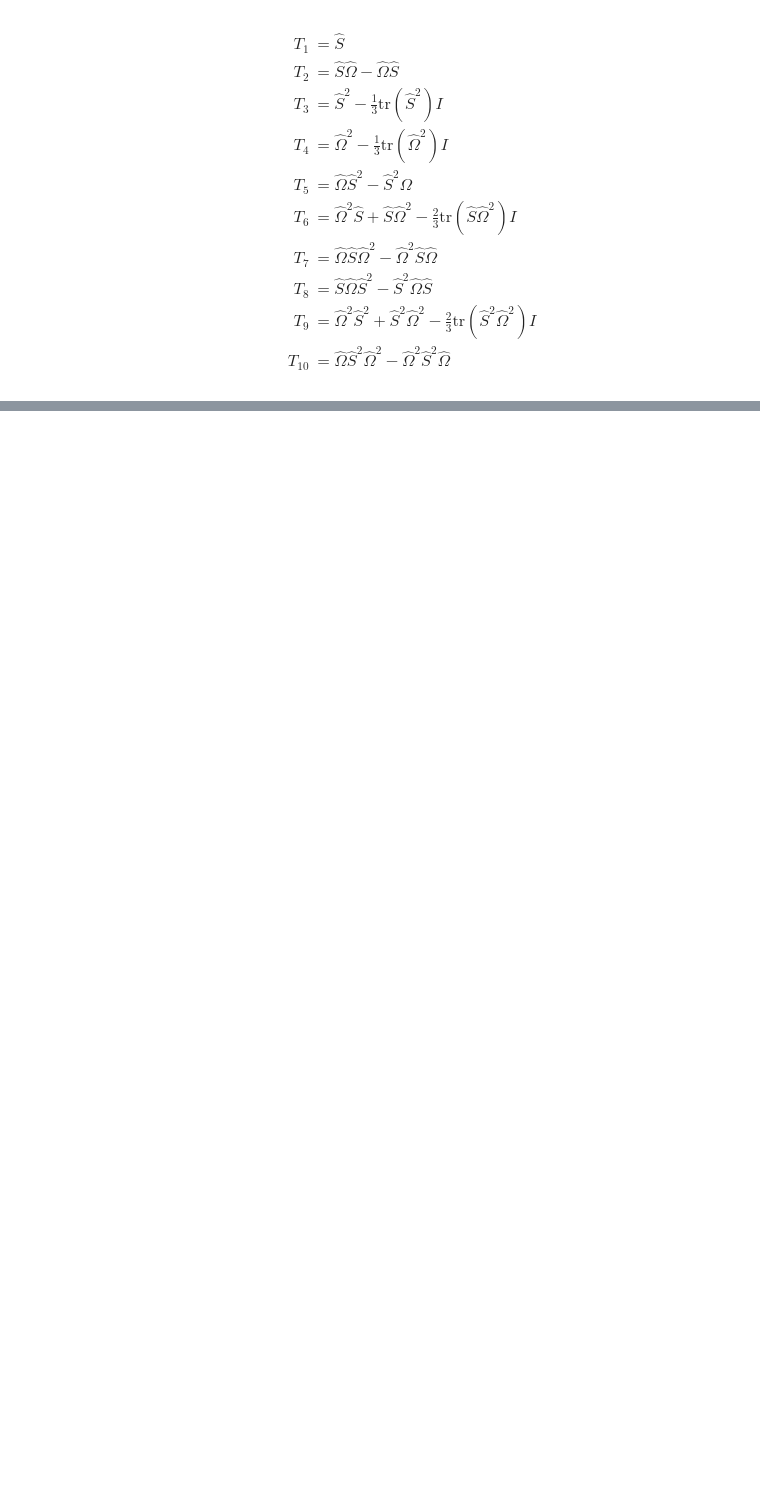
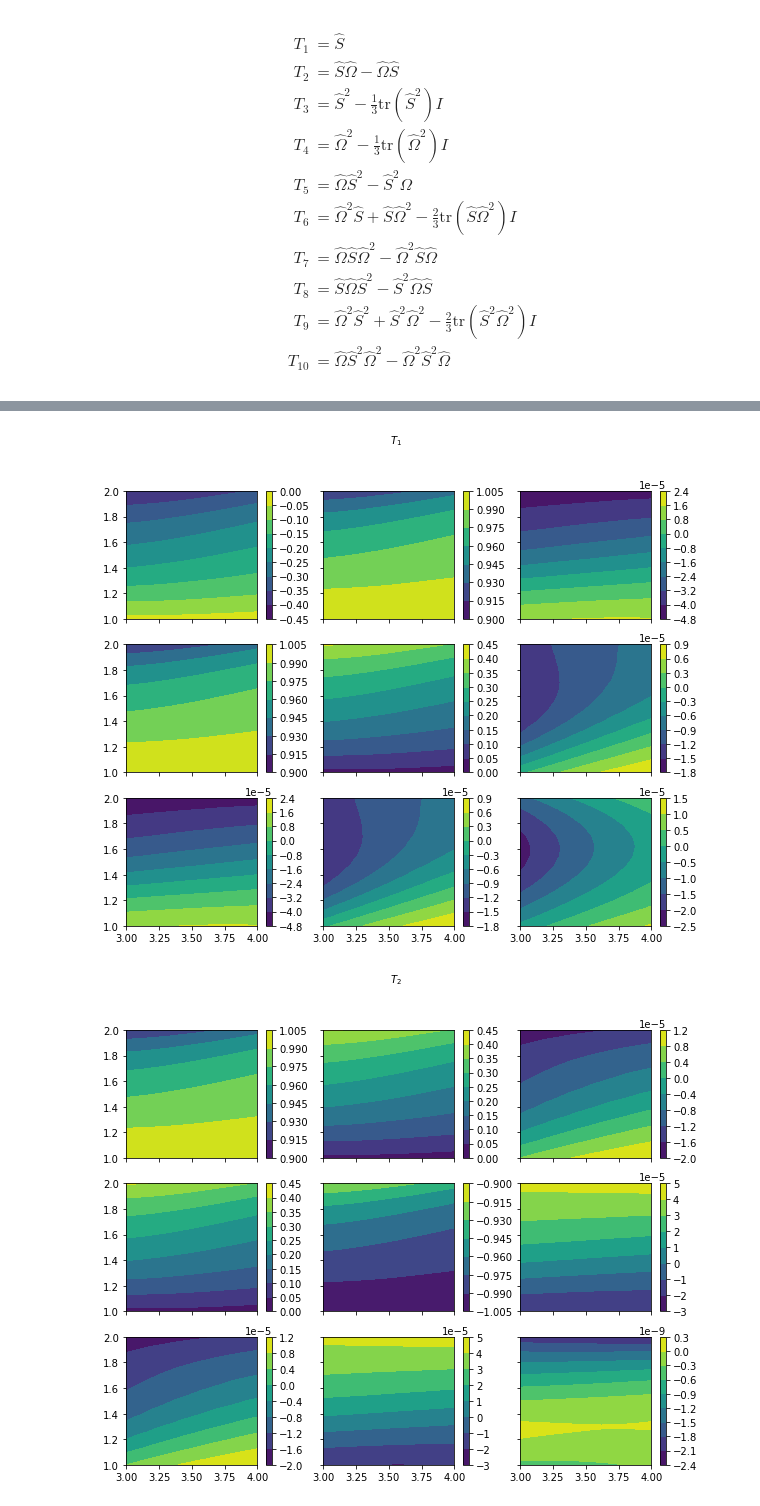
Before and after one commit to leonrccs/data_driven_rans, a Jupyter notebook: notebooks/neural_network_trial.ipynb, the cells around one changed output, grey strips where cells are left out. Saved outputs shown, nothing was run; the diff lists cells and outputs as text; code cells hidden in the pictures; blank space fills up the shorter version.

```diff
--- a/notebooks/neural_network_trial.ipynb
+++ b/notebooks/neural_network_trial.ipynb
@@ -245,0 +241,14 @@ fig.colorbar(R_nn, ax=ax[1])
+# %%
+# visualize all tensor components of the tensor basis
+grid_x, grid_y = np.mgrid[3:4:100j, 1:2:100j]
+
+for j in range(10):
+    fig, axs = plt.subplots(3,3, figsize=(10,8), sharex=True, sharey=True)
+    fig.suptitle(r'$T_{}$'.format(j+1), fontsize=10)
+    for i in range(9):
+        grid_z1 = griddata(grid, T.detach().numpy()[:,j,i], (grid_x, grid_y), method='linear')
+        T_plt = axs.flat[i].contourf(grid_x, grid_y, grid_z1)
+        fig.colorbar(T_plt, ax=axs.flat[i])
+# %% [output]
+[figure, added]
+[figure, added]
```
Also changed, not shown: parts of 12 cells of this notebook, 1 other file.
